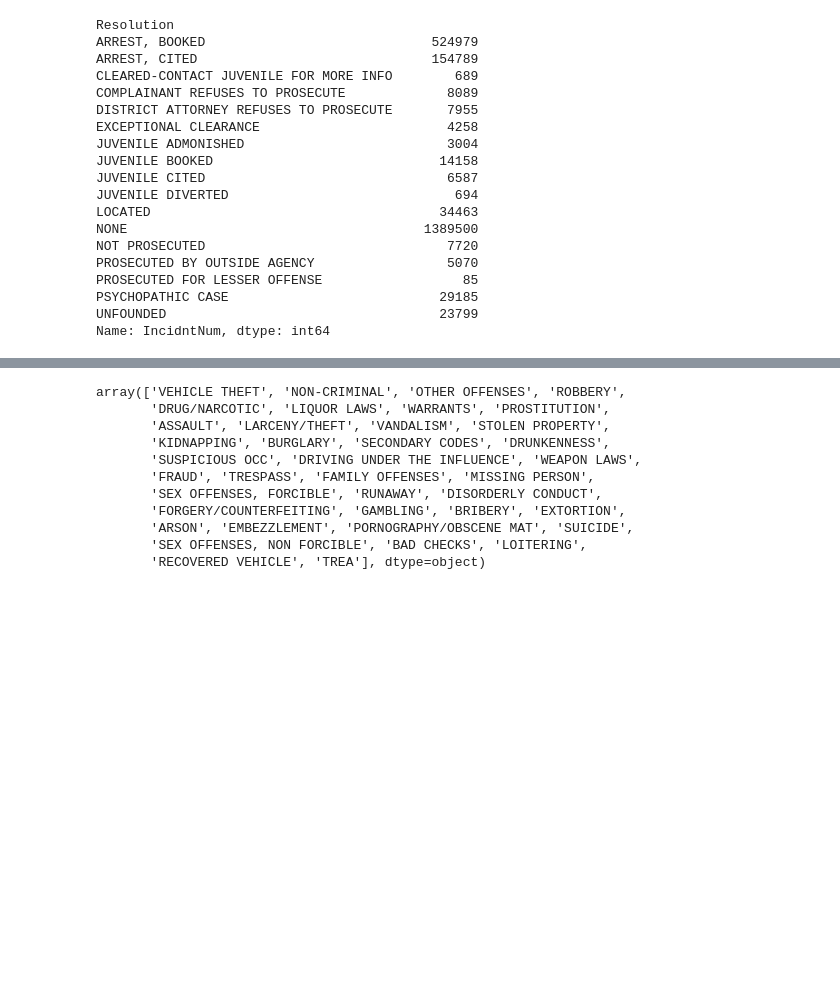
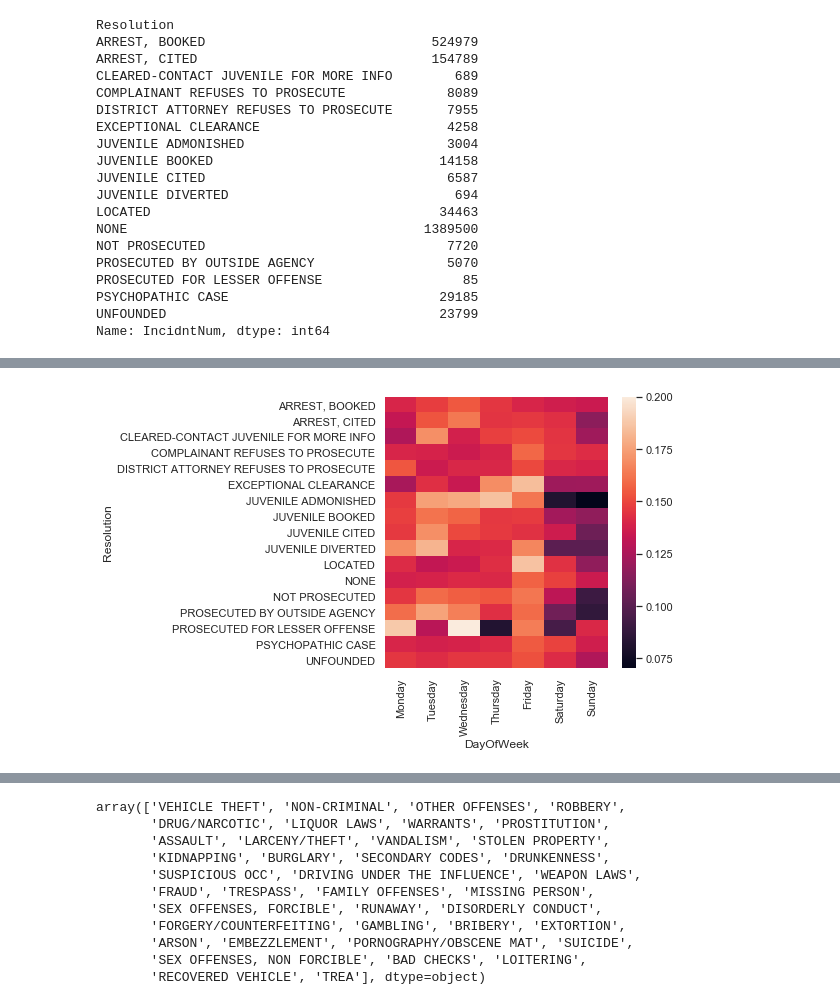
Before and after one commit to daericks/datasf, a Jupyter notebook: notebooks/initial_exploration.ipynb, the cells around one changed output, grey strips where cells are left out. Cells and saved outputs as stored; diff of their text form; code cells hidden in the pictures; blank space fills up the shorter version.

```diff
--- a/notebooks/initial_exploration.ipynb
+++ b/notebooks/initial_exploration.ipynb
@@ -197,3 +206,6 @@ PROSECUTED FOR LESSER OFFENSE                  85
 PSYCHOPATHIC CASE                           29185
 UNFOUNDED                                   23799
 Name: IncidntNum, dtype: int64
+# %%
+df_res_dow = df.pivot_table('IncidntNum', index='Resolution', columns='DayOfWeek', aggfunc='count', margins=False)
+df_res_dow
@@ -199,0 +232,9 @@ Name: IncidntNum, dtype: int64
+# %%
+dow_list = ['Monday', 'Tuesday', 'Wednesday', 'Thursday', 'Friday', 'Saturday', 'Sunday']
+
+df_res_dow['total'] = df_res_dow.sum(axis=1)
+for col in df_res_dow.columns:
+    df_res_dow[col] = df_res_dow[col] / df_res_dow['total']
+df_res_dow.drop('total', axis=1, inplace=True)
+df_res_dow = df_res_dow[dow_list]
+df_res_dow
@@ -199,0 +261,5 @@ Name: IncidntNum, dtype: int64
+# %%
+plt.figure(figsize=(5,5))
+ax = sns.heatmap(df_res_dow)
+# %% [output]
+[figure, added]
```
Also changed, not shown: parts of 8 cells of this notebook.
